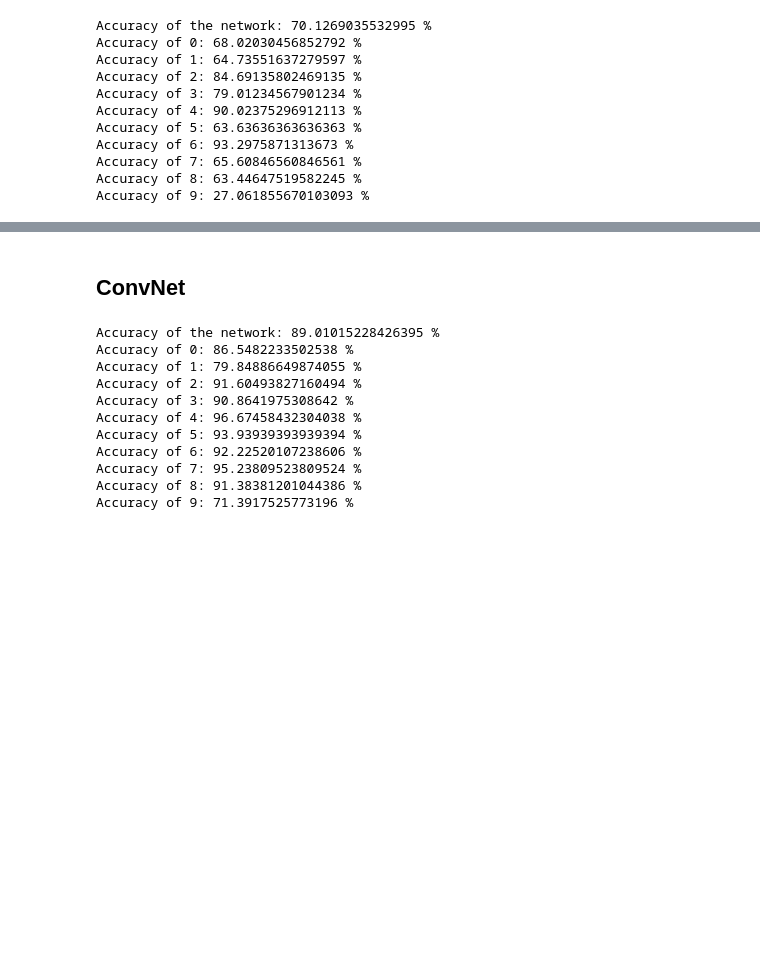
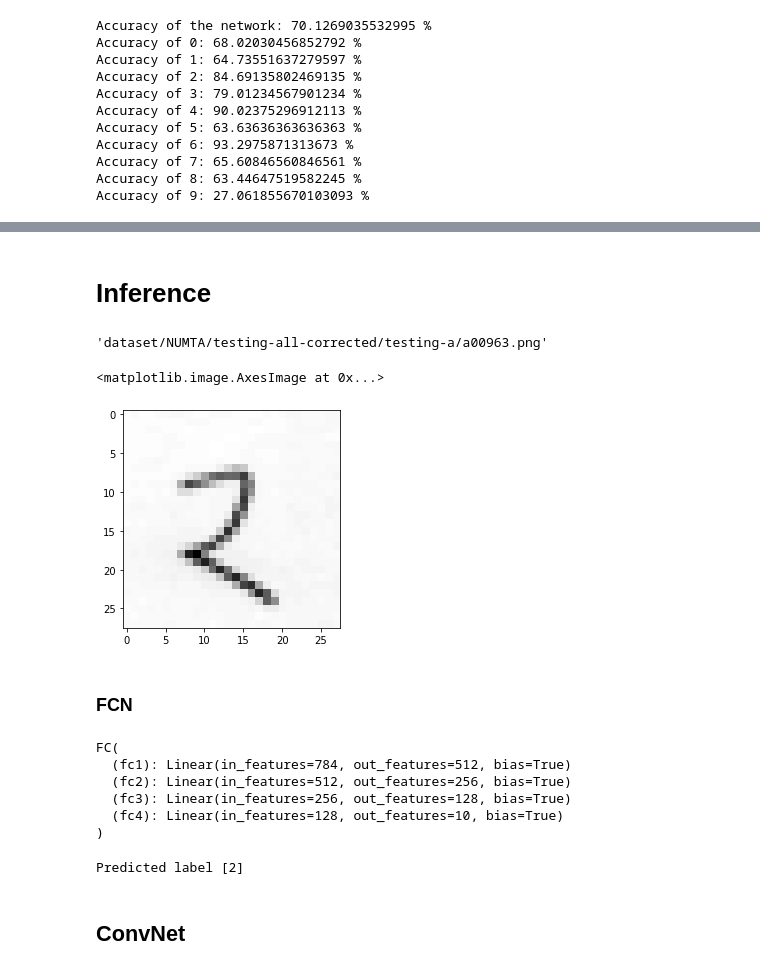
Before and after one commit to SajidHShanta/Bengali-handwritten-digit-recognition-with-PyTorch, a Jupyter notebook: Bengali_handwritten_digit_recognition_with_PyTorch.ipynb, the cells around one changed output, grey strips where cells are left out. Drawn from its saved outputs; the diff is of its cells as text; code cells hidden in the pictures; blank space fills up the shorter version.

Commit message:
Inference

```diff
--- a/Bengali_handwritten_digit_recognition_with_PyTorch.ipynb
+++ b/Bengali_handwritten_digit_recognition_with_PyTorch.ipynb
@@ -503,42 +544,37 @@ Accuracy of 9: 27.061855670103093 %
+# %% [markdown]
+# Inference
+# %%
+test_images[0]
+# %% [output]
+'dataset/NUMTA/testing-all-corrected/testing-a/a00963.png'
+# %%
+import glob
+i=2
+test_images = glob.glob(TEST_PATH+"/*")
+img = Image.open(test_images[i]).convert('L')
+img = transform(img)
+plt.imshow(img.reshape(28,28), cmap='gray')
+# %% [output]
+<matplotlib.image.AxesImage at 0x...>
+[figure, added]
+# %% [markdown]
+### FCN
+# %%
+model1 = FC(input_size=input_shape, num_classes=output_shape)
+model1.load_state_dict(torch.load("/content/drive/MyDrive/Learn_Pytorch/workshop/fc.pth"))
+model1.eval()
+# %% [output]
+FC(
+  (fc1): Linear(in_features=784, out_features=512, bias=True)
+  (fc2): Linear(in_features=512, out_features=256, bias=True)
+  (fc3): Linear(in_features=256, out_features=128, bias=True)
+  (fc4): Linear(in_features=128, out_features=10, bias=True)
+)
+# %%
+prediction = model1(img.view(-1, 28*28).to(device))
+prediction = torch.argmax(prediction, dim=1)
+print('Predicted label', prediction.cpu().numpy())
+# %% [output]
+Predicted label [2]
 # %% [markdown]
 ## ConvNet
-# %%
-with torch.no_grad():
-    n_correct = 0
-    n_samples = 0
-    n_class_correct = [0 for i in range(10)]
-    n_class_samples = [0 for i in range(10)]
-    for images, labels in val_loader:
-        images = images.to(device)
-        labels = labels.to(device)
-        outputs = model2(images)
-        # max returns (value ,index)
-        _, predicted = torch.max(outputs, 1)
-        n_samples += labels.size(0)
-        n_correct += (predicted == labels).sum().item()
-
-        for i in range(len(labels)):
-            label = labels[i]
-            pred = predicted[i]
-            if (label == pred):
-                n_class_correct[label] += 1
-            n_class_samples[label] += 1
-
-    acc = 100.0 * n_correct / n_samples
-    print(f'Accuracy of the network: {acc} %')
-
-    for i in range(10):
-        acc = 100.0 * n_class_correct[i] / n_class_samples[i]
-        print(f'Accuracy of {classes[i]}: {acc} %')
-# %% [output]
-Accuracy of the network: 89.01015228426395 %
-Accuracy of 0: 86.5482233502538 %
-Accuracy of 1: 79.84886649874055 %
-Accuracy of 2: 91.60493827160494 %
-Accuracy of 3: 90.8641975308642 %
-Accuracy of 4: 96.67458432304038 %
-Accuracy of 5: 93.93939393939394 %
-Accuracy of 6: 92.22520107238606 %
-Accuracy of 7: 95.23809523809524 %
-Accuracy of 8: 91.38381201044386 %
-Accuracy of 9: 71.3917525773196 %
```
Also changed, not shown: parts of 8 cells of this notebook, 1 other file.
